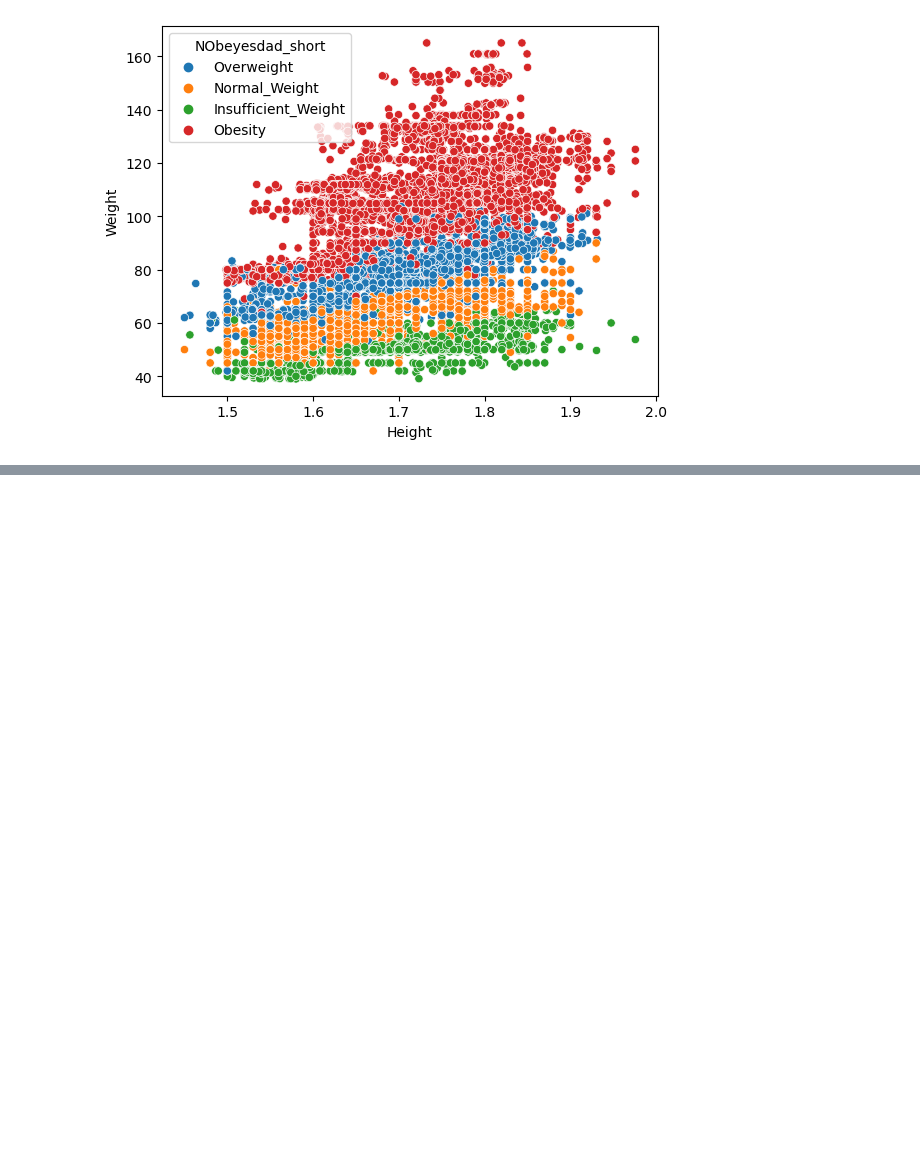
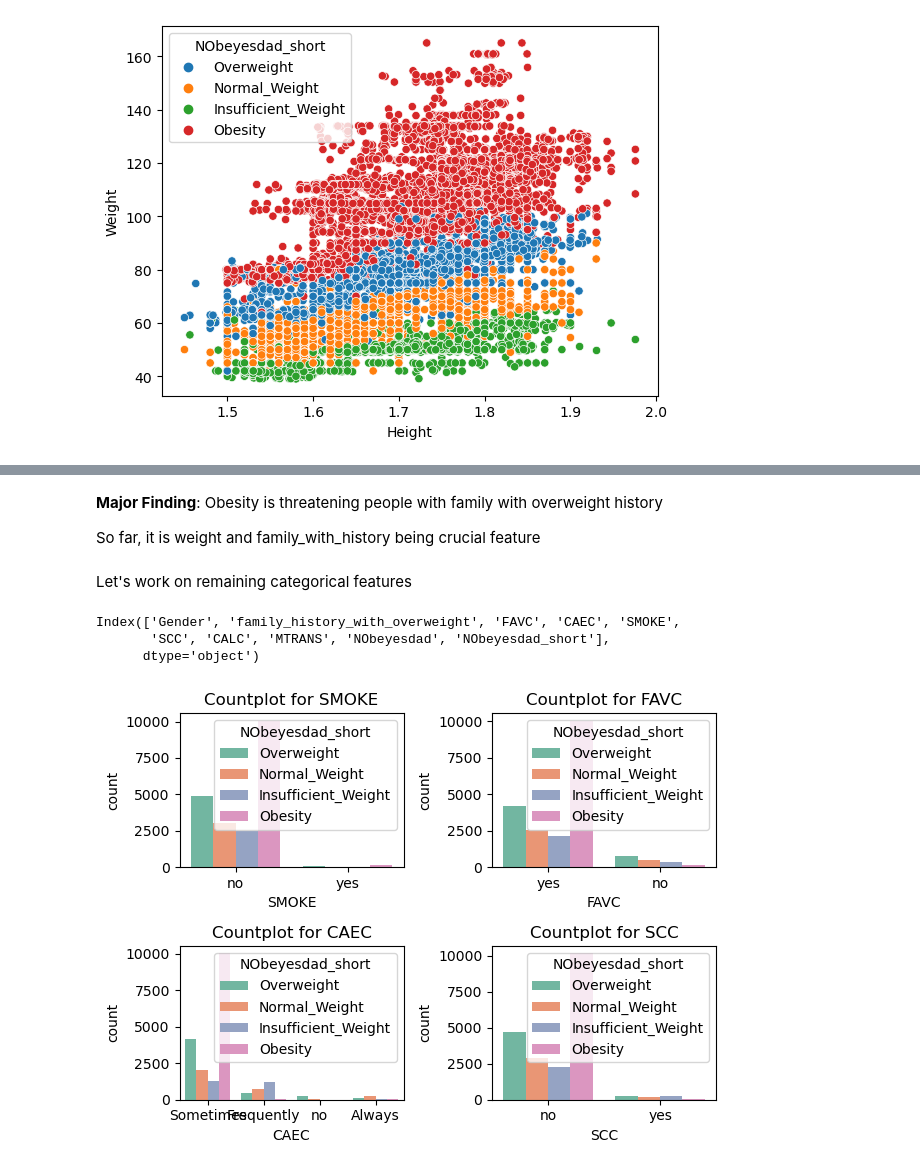
Before and after one commit to Lazuardis/Kaggle-Competition-to-Exercise, a Jupyter notebook: Multi-Class Prediction Obesity Risk/submission.ipynb, the cells around one changed output, grey strips where cells are left out. Saved outputs shown, nothing was run; the diff lists cells and outputs as text; code cells hidden in the pictures; blank space fills up the shorter version.

```diff
--- a/Multi-Class Prediction Obesity Risk/submission.ipynb
+++ b/Multi-Class Prediction Obesity Risk/submission.ipynb
@@ -364,0 +465,41 @@ array(['yes', 'no'], dtype=object)
+# %% [markdown]
+**Major Finding**: Obesity is threatening people with family with overweight history
+
+So far, it is weight and family_with_history being crucial feature
+# %% [markdown]
+Let's work on remaining categorical features
+# %%
+train.select_dtypes(include=('object', 'category')).columns
+# %% [output]
+Index(['Gender', 'family_history_with_overweight', 'FAVC', 'CAEC', 'SMOKE',
+       'SCC', 'CALC', 'MTRANS', 'NObeyesdad', 'NObeyesdad_short'],
+      dtype='object')
+# %%
+# Assuming 'train' is your DataFrame and it has columns 'A', 'B', 'C', 'SMOKE'
+
+# Create a 2x2 subplot layout
+fig, axs = plt.subplots(2, 2
+                        # , figsize=(14, 10)
+                        )  # Adjust the figure size as needed
+
+# Plot 1: 'SMOKE'
+sns.countplot(data=train, x='SMOKE', hue='NObeyesdad_short', palette='Set2', ax=axs[0, 0])
+axs[0, 0].set_title('Countplot for SMOKE')
+
+# Plot 2: 'A'
+sns.countplot(data=train, x='FAVC', hue='NObeyesdad_short', palette='Set2', ax=axs[0, 1])
+axs[0, 1].set_title('Countplot for FAVC')
+
+# Plot 3: 'B'
+sns.countplot(data=train, x='CAEC', hue='NObeyesdad_short', palette='Set2', ax=axs[1, 0])
+axs[1, 0].set_title('Countplot for CAEC')
+
+# Plot 4: 'C'
+sns.countplot(data=train, x='SCC', hue='NObeyesdad_short', palette='Set2', ax=axs[1, 1])
+axs[1, 1].set_title('Countplot for SCC')
+
+# Adjust layout
+plt.tight_layout()
+plt.show()
+# %% [output]
+[figure, added]
```
Also changed, not shown: parts of 56 cells of this notebook.
